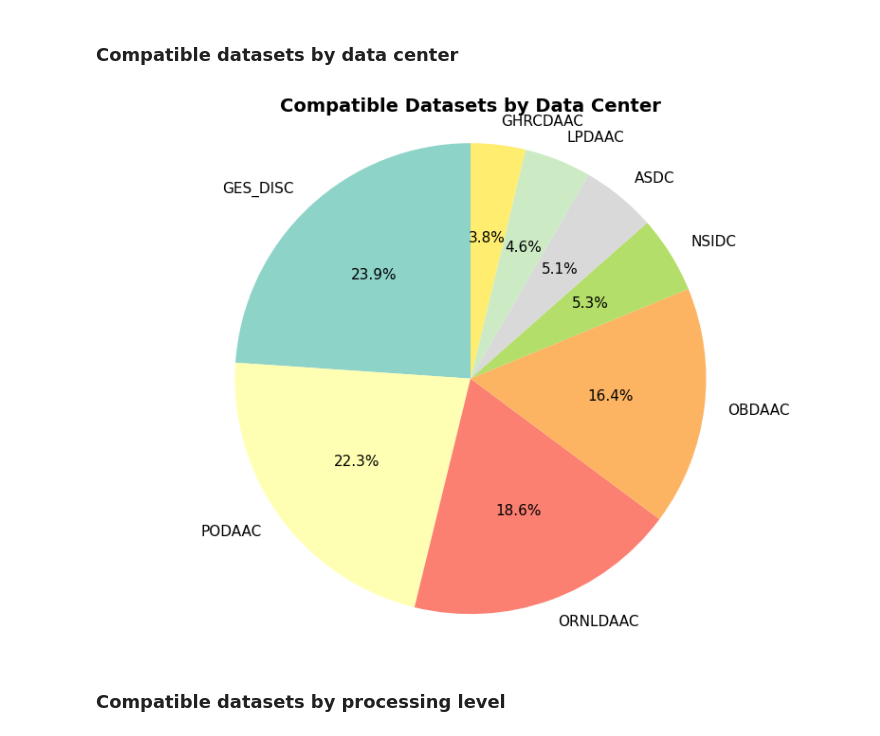
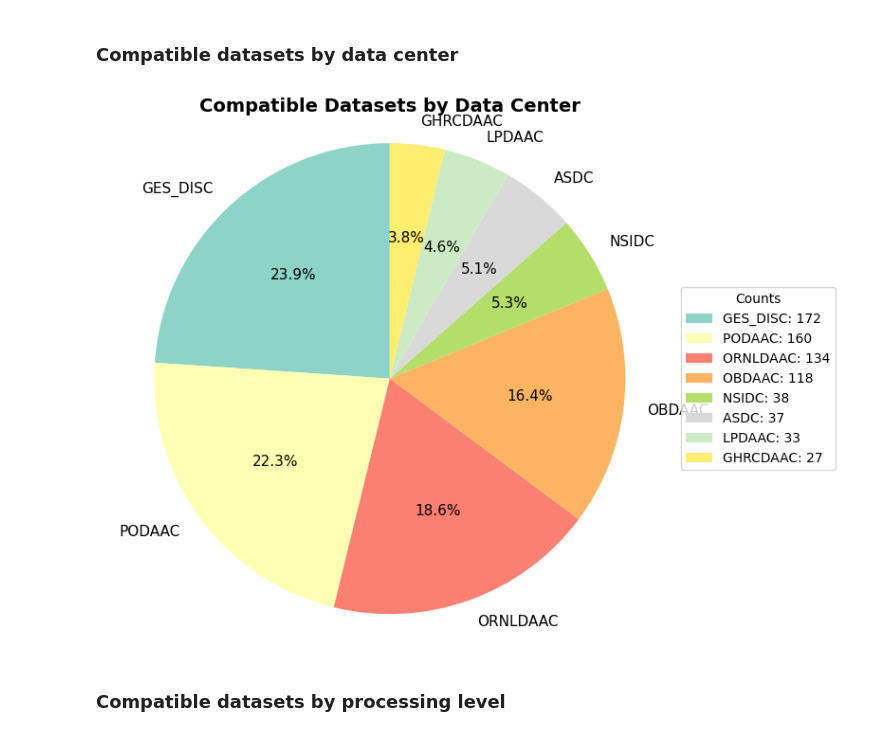
Before and after one commit to developmentseed/titiler-cmr, a Jupyter notebook: docs/compatibility/index.ipynb, the cells around one changed output. Cells and saved outputs as stored; diff of their text form; code cells hidden in the pictures.

```diff
--- a/docs/compatibility/index.ipynb
+++ b/docs/compatibility/index.ipynb
@@ -74,12 +72,12 @@ Now for some pie 🥧 charts.
 # %%
 data_center_counts = compatible_datasets.data_center.value_counts(dropna=False)
 data_center_names = data_center_counts.index
 
 plotting.create_pie_chart(
-    data_center_names, data_center_counts, "Compatible Datasets by Data Center"
+    data_center_names, data_center_counts, "Compatible Datasets by Data Center", True
 )
 # %% [output]
-[figure, old version]
+[figure, new version]
 # %% [markdown]
 ### Compatible datasets by processing level
 # %%
```
Also changed, not shown: parts of 7 cells of this notebook.
